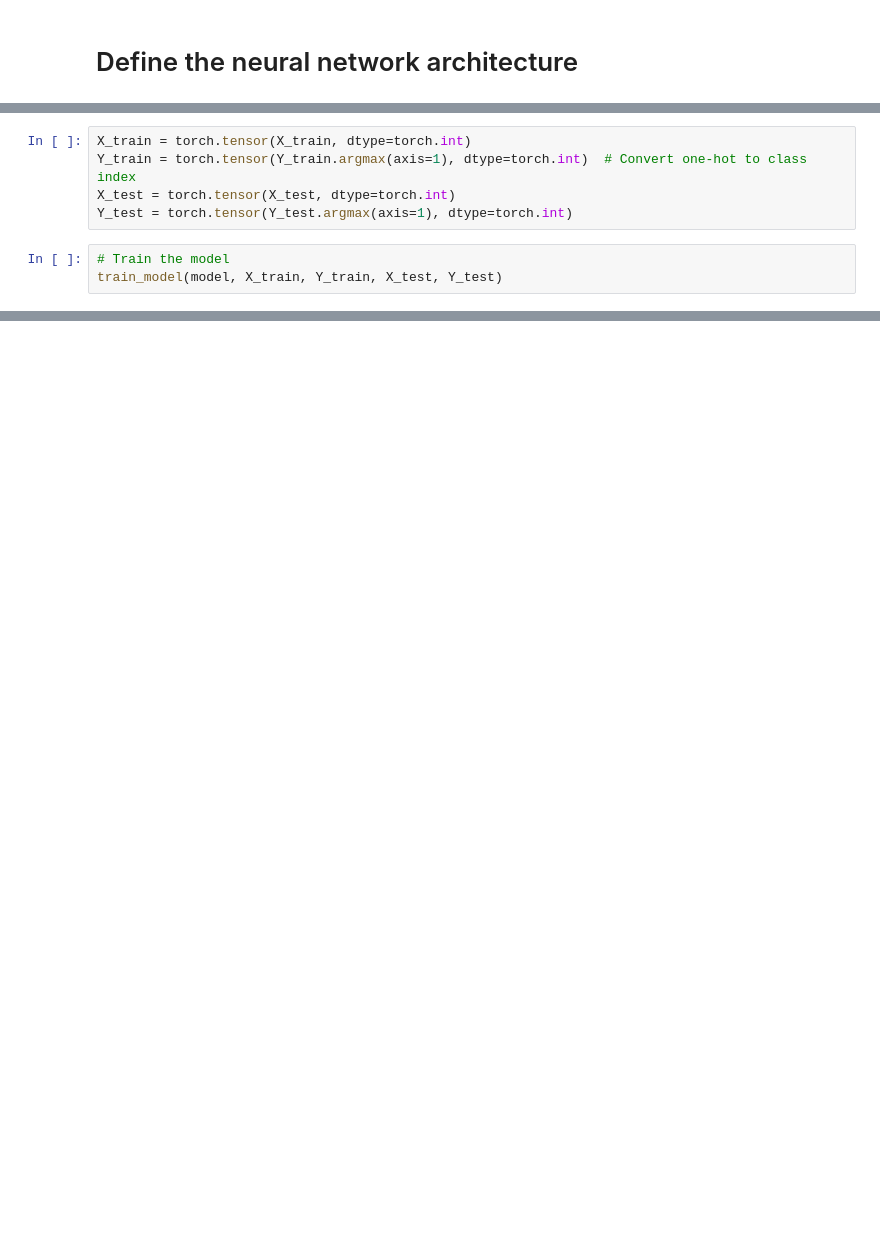
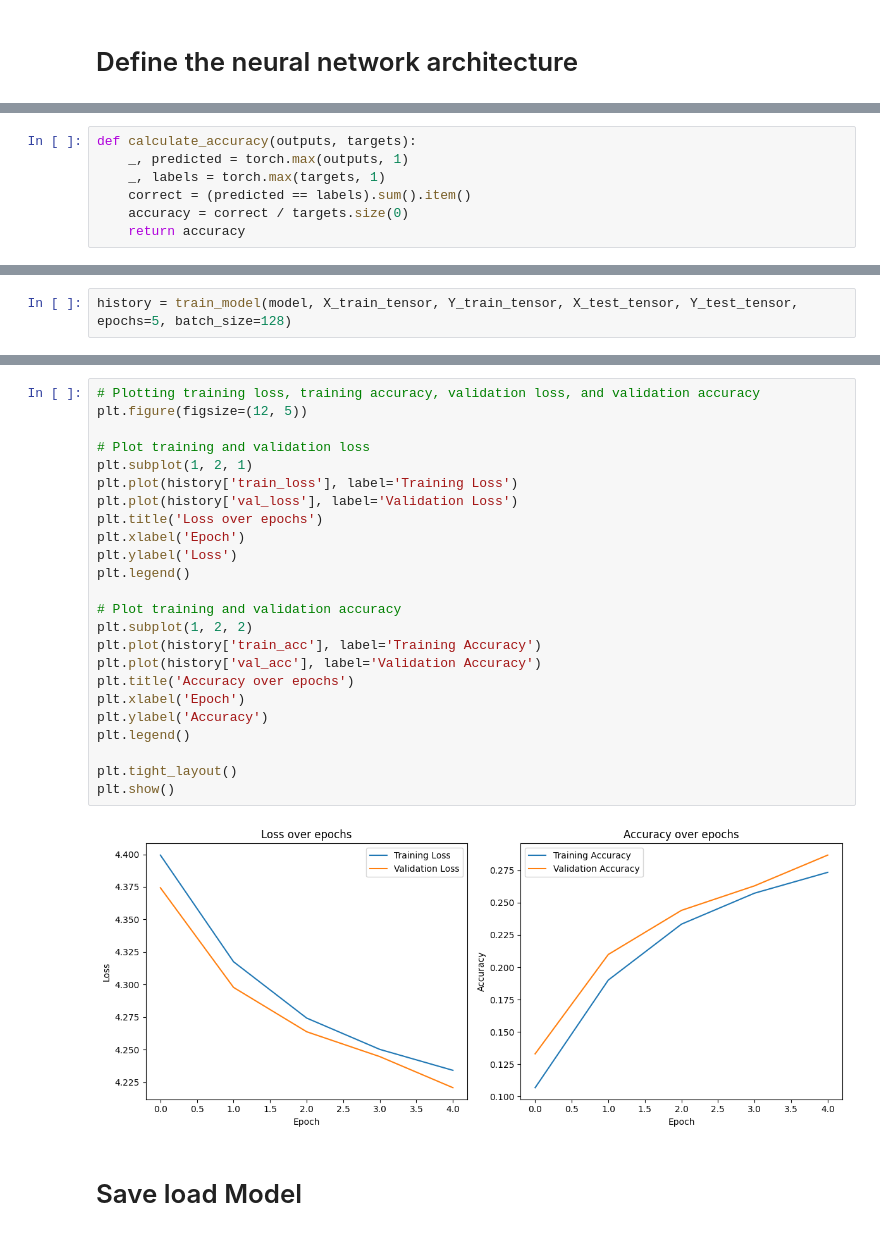
Before and after one commit to 31grudnia/NN-from-scratch, a Jupyter notebook: nn_with_pytorch/nn_w_pytorch.ipynb, the cells around one changed output, grey strips where cells are left out. Drawn from its saved outputs; the diff is of its cells as text; blank space fills up the shorter version.

Commit message:
v6 - pyttorch model based created from scratch model

```diff
--- a/nn_with_pytorch/nn_w_pytorch.ipynb
+++ b/nn_with_pytorch/nn_w_pytorch.ipynb
@@ -98,8 +63,0 @@ def train_model(model, X_train, Y_train, X_test, Y_test, epochs=30, batch_size=1
-# %%
-X_train = torch.tensor(X_train, dtype=torch.int)
-Y_train = torch.tensor(Y_train.argmax(axis=1), dtype=torch.int)  # Convert one-hot to class index
-X_test = torch.tensor(X_test, dtype=torch.int)
-Y_test = torch.tensor(Y_test.argmax(axis=1), dtype=torch.int)
-# %%
-# Train the model
-train_model(model, X_train, Y_train, X_test, Y_test)
@@ -128,0 +66,7 @@ RuntimeError: shape '[446524, 1, 28, 28]' is invalid for input of size 457240576
+# %%
+def calculate_accuracy(outputs, targets):
+    _, predicted = torch.max(outputs, 1)
+    _, labels = torch.max(targets, 1)
+    correct = (predicted == labels).sum().item()
+    accuracy = correct / targets.size(0)
+    return accuracy
@@ -128,0 +132,2 @@ RuntimeError: shape '[446524, 1, 28, 28]' is invalid for input of size 457240576
+# %%
+history = train_model(model, X_train_tensor, Y_train_tensor, X_test_tensor, Y_test_tensor, epochs=5, batch_size=128)
@@ -128,0 +140,28 @@ RuntimeError: shape '[446524, 1, 28, 28]' is invalid for input of size 457240576
+# %%
+# Plotting training loss, training accuracy, validation loss, and validation accuracy
+plt.figure(figsize=(12, 5))
+
+# Plot training and validation loss
+plt.subplot(1, 2, 1)
+plt.plot(history['train_loss'], label='Training Loss')
+plt.plot(history['val_loss'], label='Validation Loss')
+plt.title('Loss over epochs')
+plt.xlabel('Epoch')
+plt.ylabel('Loss')
+plt.legend()
+
+# Plot training and validation accuracy
+plt.subplot(1, 2, 2)
+plt.plot(history['train_acc'], label='Training Accuracy')
+plt.plot(history['val_acc'], label='Validation Accuracy')
+plt.title('Accuracy over epochs')
+plt.xlabel('Epoch')
+plt.ylabel('Accuracy')
+plt.legend()
+
+plt.tight_layout()
+plt.show()
+# %% [output]
+[figure, added]
+# %% [markdown]
+# Save load Model
```
Also changed, not shown: parts of 13 cells of this notebook, 2 other files.
